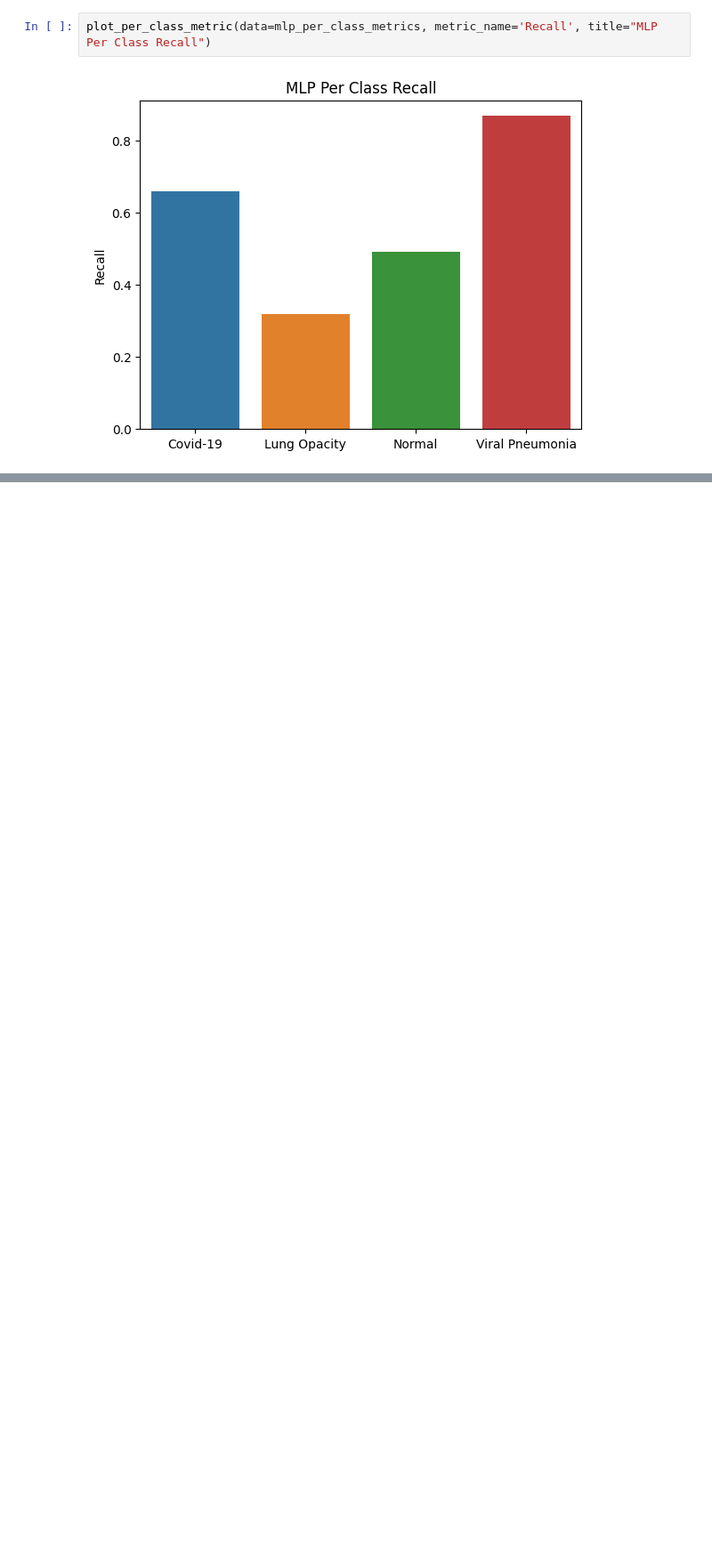
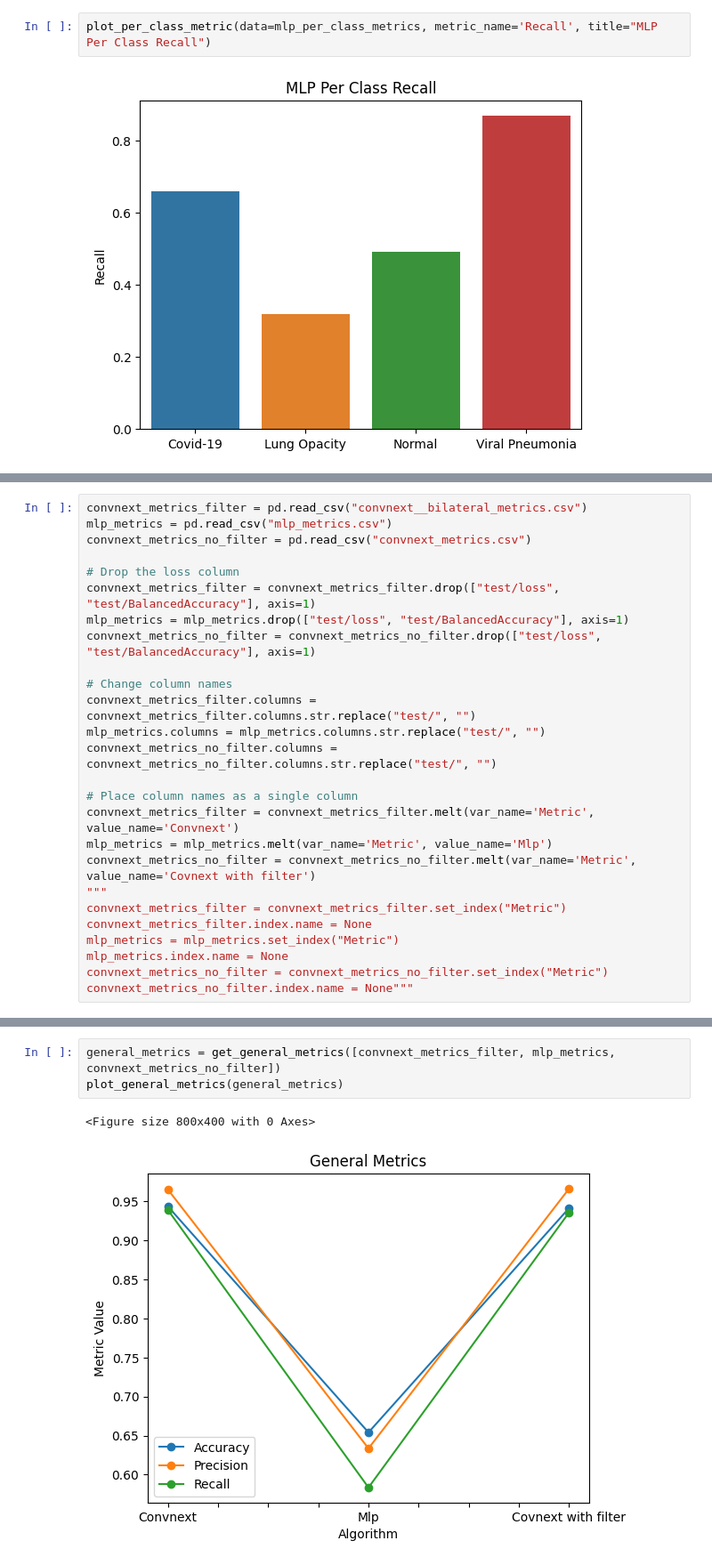
Before and after one commit to Antonio-Tresol/ML_Project_II_Image_classification, a Jupyter notebook: metrics/metrics_analysis.ipynb, the cells around one changed output, grey strips where cells are left out. Shown at 89% size. Saved outputs shown, nothing was run; the diff lists cells and outputs as text; blank space fills up the shorter version.

Commit message:
Added general metrics analysis

```diff
--- a/metrics/metrics_analysis.ipynb
+++ b/metrics/metrics_analysis.ipynb
@@ -131,0 +168,26 @@ plot_per_class_metric(data=mlp_per_class_metrics, metric_name='Recall', title="M
+# %%
+convnext_metrics_filter = pd.read_csv("convnext__bilateral_metrics.csv")
+mlp_metrics = pd.read_csv("mlp_metrics.csv")
+convnext_metrics_no_filter = pd.read_csv("convnext_metrics.csv")
+
+# Drop the loss column
+convnext_metrics_filter = convnext_metrics_filter.drop(["test/loss", "test/BalancedAccuracy"], axis=1)
+mlp_metrics = mlp_metrics.drop(["test/loss", "test/BalancedAccuracy"], axis=1)
+convnext_metrics_no_filter = convnext_metrics_no_filter.drop(["test/loss", "test/BalancedAccuracy"], axis=1)
+
+# Change column names
+convnext_metrics_filter.columns = convnext_metrics_filter.columns.str.replace("test/", "")
+mlp_metrics.columns = mlp_metrics.columns.str.replace("test/", "")
+convnext_metrics_no_filter.columns = convnext_metrics_no_filter.columns.str.replace("test/", "")
+
+# Place column names as a single column
+convnext_metrics_filter = convnext_metrics_filter.melt(var_name='Metric', value_name='Convnext')
+mlp_metrics = mlp_metrics.melt(var_name='Metric', value_name='Mlp')
+convnext_metrics_no_filter = convnext_metrics_no_filter.melt(var_name='Metric', value_name='Covnext with filter')
+"""
+convnext_metrics_filter = convnext_metrics_filter.set_index("Metric")
+convnext_metrics_filter.index.name = None
+mlp_metrics = mlp_metrics.set_index("Metric")
+mlp_metrics.index.name = None
+convnext_metrics_no_filter = convnext_metrics_no_filter.set_index("Metric")
+convnext_metrics_no_filter.index.name = None"""
@@ -131,0 +196,6 @@ plot_per_class_metric(data=mlp_per_class_metrics, metric_name='Recall', title="M
+# %%
+general_metrics = get_general_metrics([convnext_metrics_filter, mlp_metrics, convnext_metrics_no_filter])
+plot_general_metrics(general_metrics)
+# %% [output]
+<Figure size 800x400 with 0 Axes>
+[figure, added]
```
Also changed, not shown: parts of 3 cells of this notebook.
